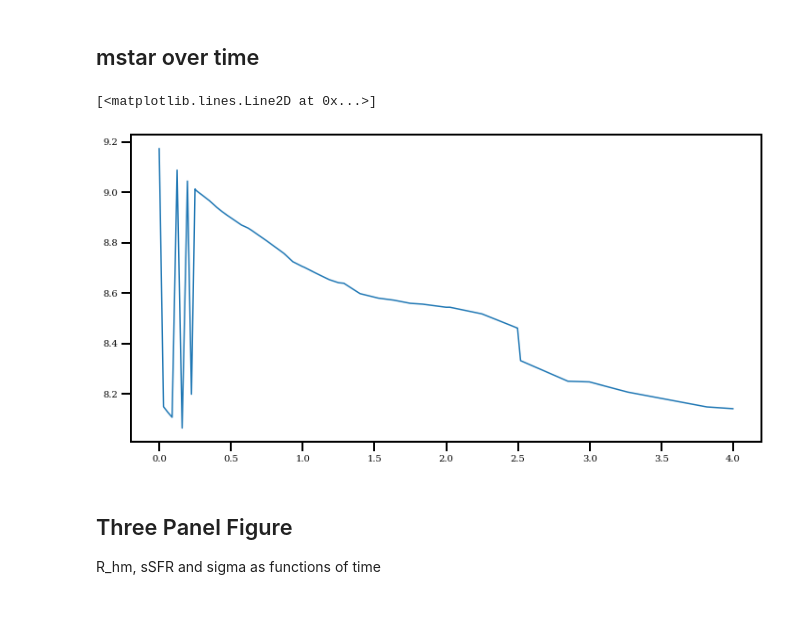
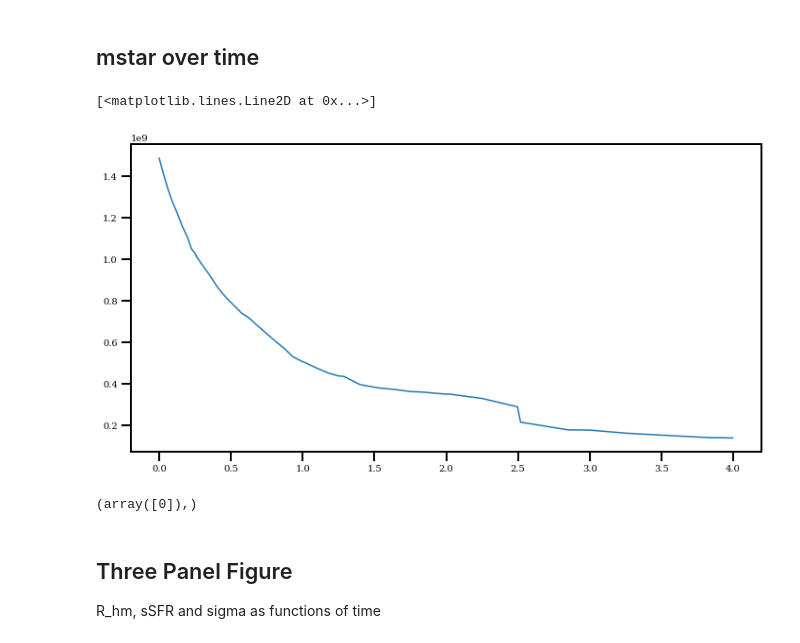
Before and after one commit to JosephWick/H1-merian, a Jupyter notebook: notebooks/BreathingPlots.ipynb, the cells around one changed output. Drawn from its saved outputs; the diff is of its cells as text; code cells hidden in the pictures; blank space fills up the shorter version.

```diff
--- a/notebooks/BreathingPlots.ipynb
+++ b/notebooks/BreathingPlots.ipynb
@@ -42,6 +45,8 @@ rcParams['ytick.major.size'] = 10
 
 rcParams['font.family'] = 'serif'
 
+rcParams['text.usetex'] = False
+
 rcParams['savefig.bbox'] = 'tight'
 rcParams['savefig.transparent'] = False
 # %% [markdown]
@@ -80,10 +85,14 @@ plt.savefig('figures/breathing/prelim.png')
 # %%
 plt.figure(facecolor='w', figsize=(12,6))
 
-plt.plot(df['z'], np.log10(df['M_star']))
+plt.plot(df['z'], df['M_star'])
 # %% [output]
 [<matplotlib.lines.Line2D at 0x...>]
-[figure, old version]
+[figure, new version]
+# %%
+np.where(df['M_star']==max(df['M_star']))
+# %% [output]
+(array([0]),)
 # %% [markdown]
 ## Three Panel Figure
 R_hm, sSFR and sigma as functions of time
```
Also changed, not shown: parts of 8 cells of this notebook, 9 other files.
